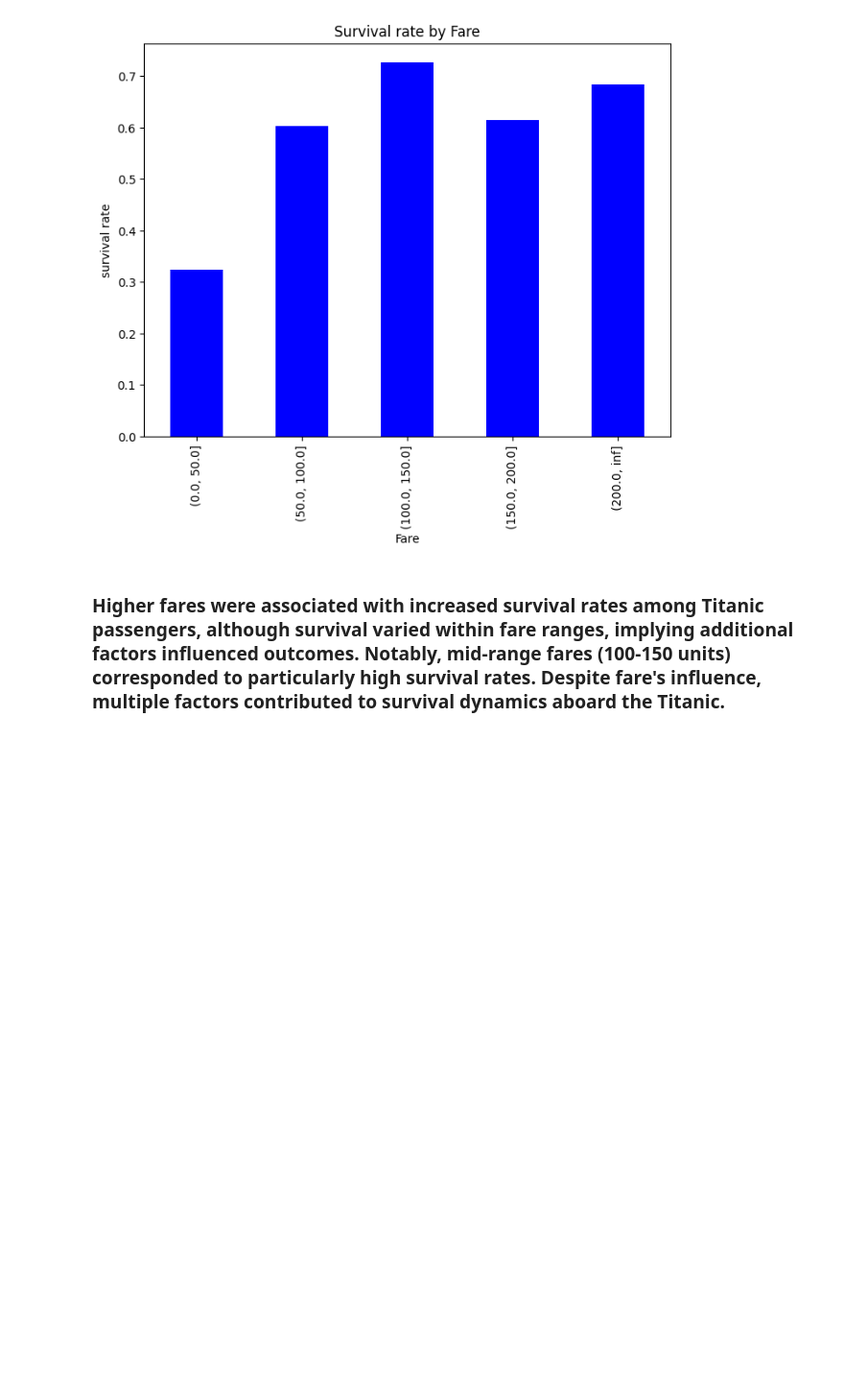
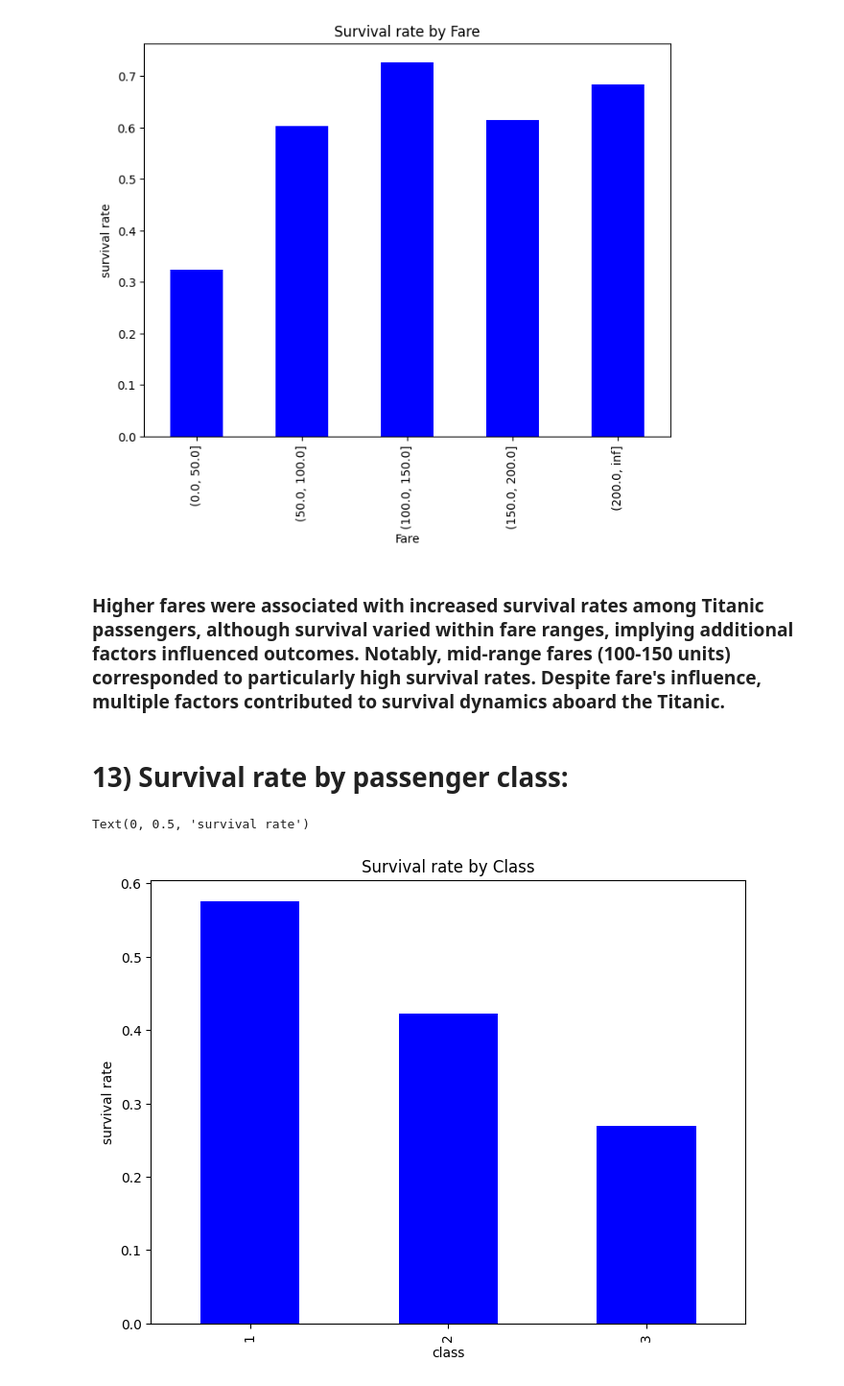
Before and after one commit to bilaalmunir/PRODIGY-DS-02, a Jupyter notebook: Prodigy-ds-02.ipynb, the cells around one changed output. Shown at 96% size. Drawn from its saved outputs; the diff is of its cells as text; code cells hidden in the pictures; blank space fills up the shorter version.

Commit message:
Survival rate by Class

```diff
--- a/Prodigy-ds-02.ipynb
+++ b/Prodigy-ds-02.ipynb
@@ -521,3 +521,16 @@ Text(0, 0.5, 'survival rate')
 [figure]
 # %% [markdown]
 ### Higher fares were associated with increased survival rates among Titanic passengers, although survival varied within fare ranges, implying additional factors influenced outcomes. Notably, mid-range fares (100-150 units) corresponded to particularly high survival rates. Despite fare's influence, multiple factors contributed to survival dynamics aboard the Titanic.
+# %% [markdown]
+# 13) Survival rate by passenger class:
+# %%
+survival_by_pclass = titanic_new.groupby('Pclass')['Survived'].mean()
+survival_by_pclass
+plt.figure(figsize=(8,6))
+survival_by_pclass.plot(kind='bar', color='Blue')
+plt.title('Survival rate by Class')
+plt.xlabel('class')
+plt.ylabel('survival rate')
+# %% [output]
+Text(0, 0.5, 'survival rate')
+[figure, added]
```
Also changed, not shown: parts of 1 cell of this notebook.
